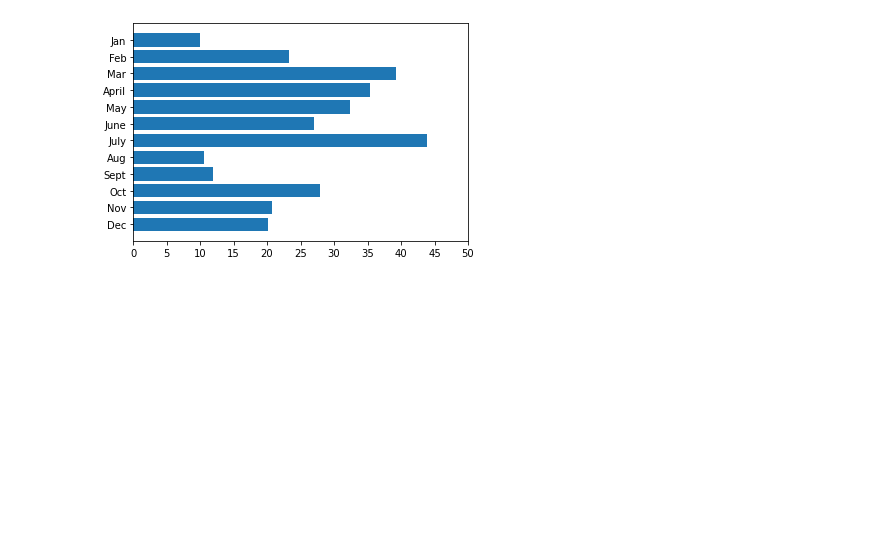
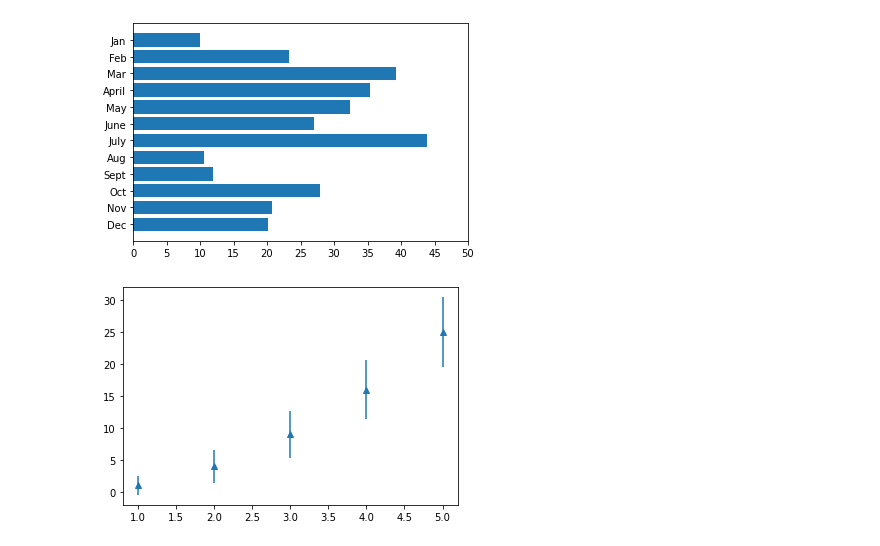
Before and after one commit to saranyadurairaju/Module5-PyBer-Analysis, a Jupyter notebook: matplotlib_practice.ipynb, the cells around one changed output. Drawn from its saved outputs; the diff is of its cells as text; code cells hidden in the pictures; blank space fills up the shorter version.

```diff
--- a/matplotlib_practice.ipynb
+++ b/matplotlib_practice.ipynb
@@ -287,3 +287,16 @@ plt.xticks(np.arange(0, 51, step=5.0))
 plt.gca().invert_yaxis()
 # %% [output]
 [figure]
+# %%
+import matplotlib.pyplot as plt
+import numpy as np
+
+x = np.array([1, 2, 3, 4, 5])
+y = np.power(x, 2) # Effectively y = x**2
+e = np.array([1.5, 2.6, 3.7, 4.6, 5.5])
+
+plt.errorbar(x, y, e, linestyle='None', marker='^')
+
+plt.show()
+# %% [output]
+[figure, added]
```
Also changed, not shown: parts of 2 cells of this notebook, 1 other file.
